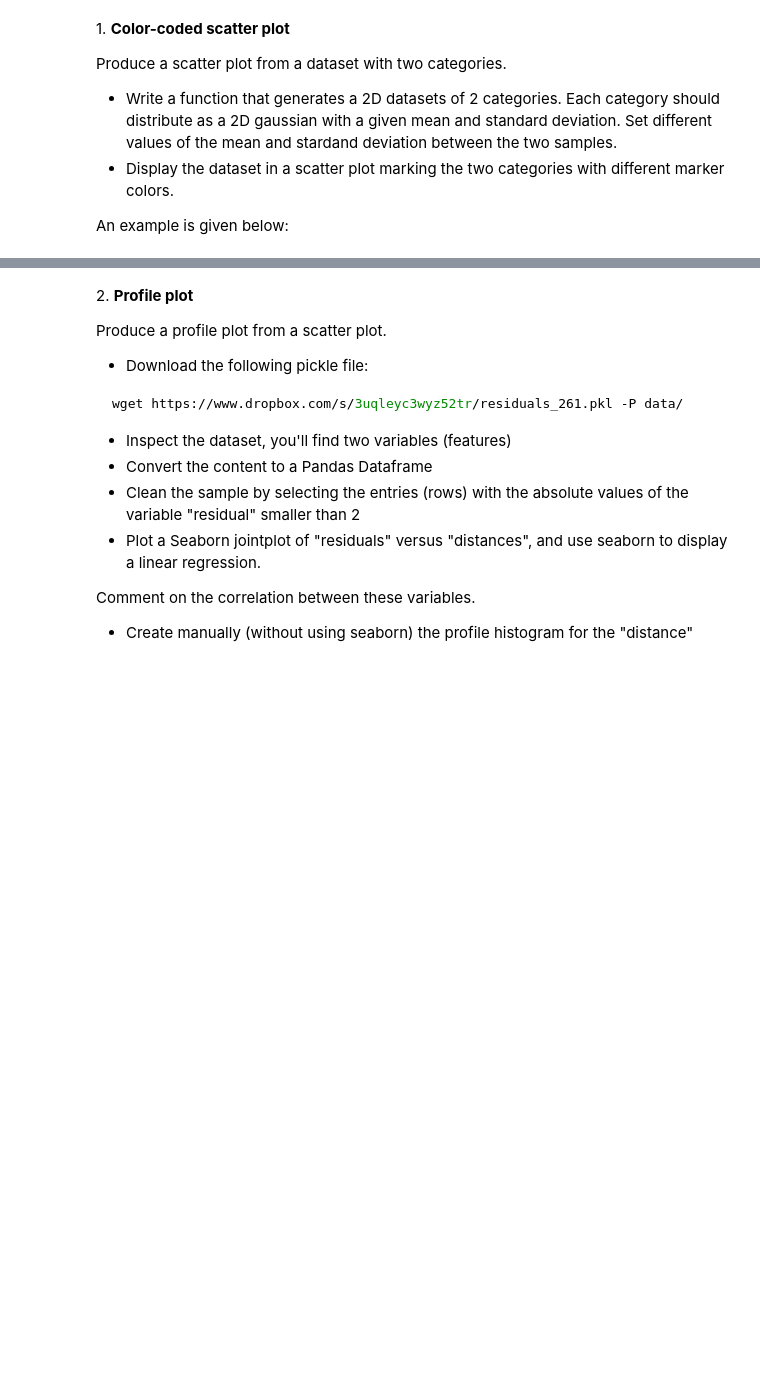
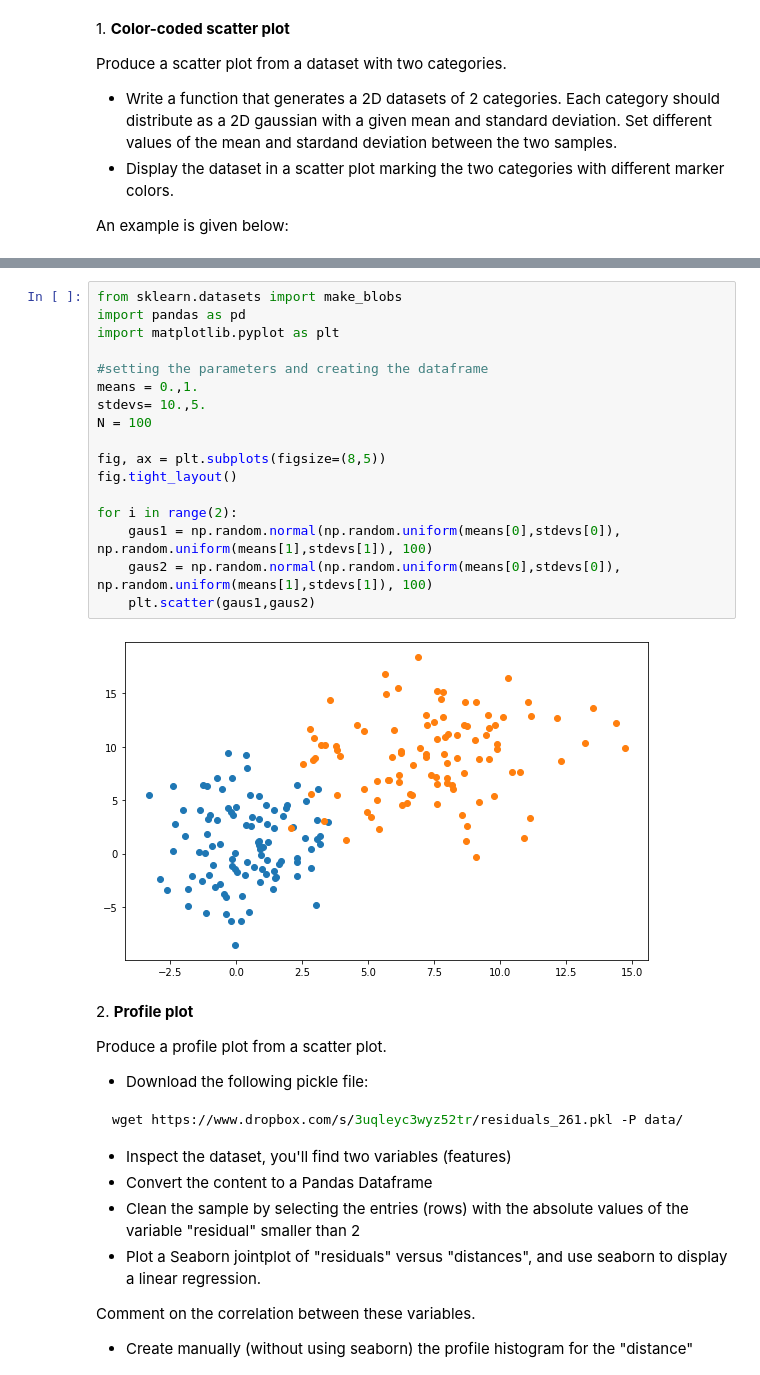
Before and after one commit to zucchett/HighLevelProgramming2021, a Jupyter notebook: 07ex_visualization.ipynb, the cells around one changed output, grey strips where cells are left out. Drawn from its saved outputs; the diff is of its cells as text; blank space fills up the shorter version.

```diff
--- a/07ex_visualization.ipynb
+++ b/07ex_visualization.ipynb
@@ -13,3 +15,22 @@ Image('two_categories_scatter_plot.png')
+# %%
+from sklearn.datasets import make_blobs
+import pandas as pd
+import matplotlib.pyplot as plt
+
+#setting the parameters and creating the dataframe
+means = 0.,1.
+stdevs= 10.,5.
+N = 100
+
+fig, ax = plt.subplots(figsize=(8,5))
+fig.tight_layout()
+
+for i in range(2):
+    gaus1 = np.random.normal(np.random.uniform(means[0],stdevs[0]), np.random.uniform(means[1],stdevs[1]), 100)
+    gaus2 = np.random.normal(np.random.uniform(means[0],stdevs[0]), np.random.uniform(means[1],stdevs[1]), 100)
+    plt.scatter(gaus1,gaus2)
+# %% [output]
+[figure, added]
 # %% [markdown]
 2\. **Profile plot**
 
```
Also changed, not shown: parts of 4 cells of this notebook.
